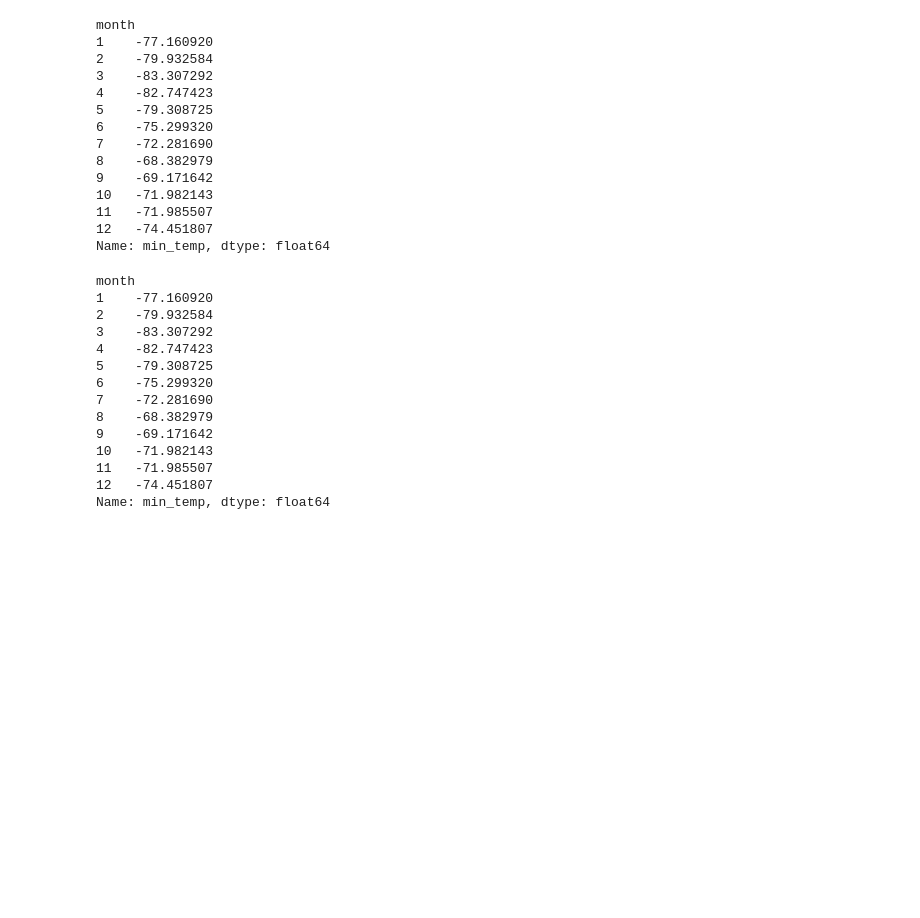
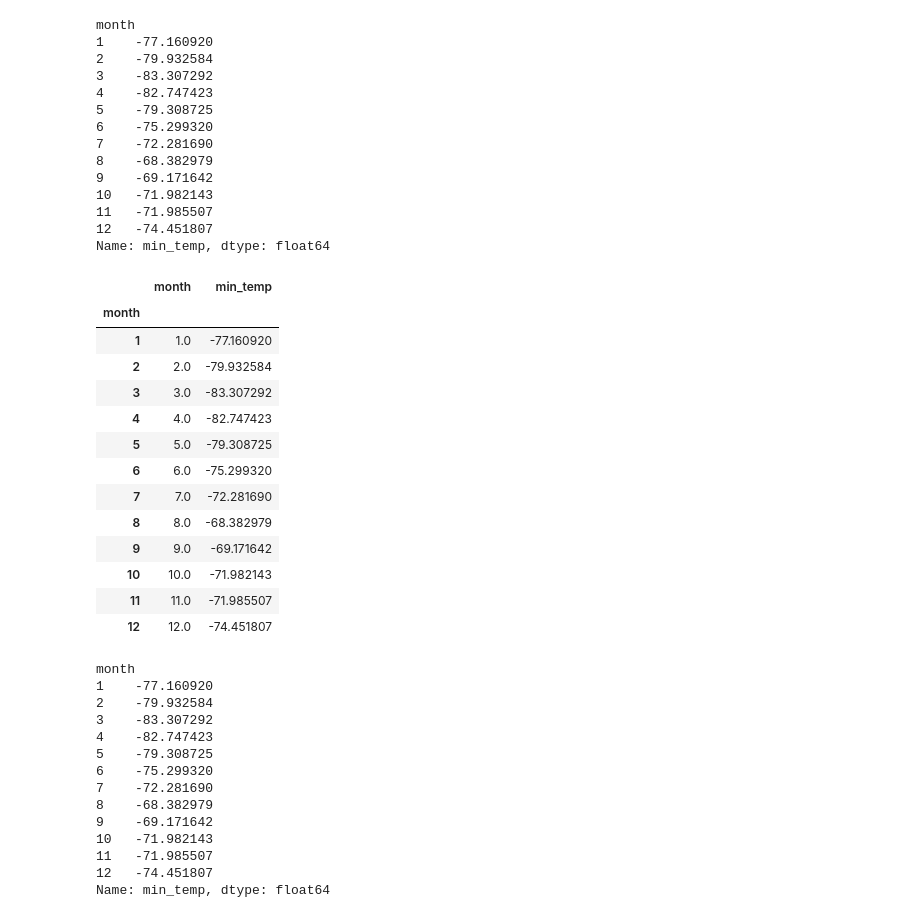
Before and after one commit to Marshallcode08/mission-to-mars, a Jupyter notebook: mars_data_challenge_part_2.ipynb, the cells around one changed output. Cells and saved outputs as stored; diff of their text form; code cells hidden in the pictures; blank space fills up the shorter version.

```diff
--- a/mars_data_challenge_part_2.ipynb
+++ b/mars_data_challenge_part_2.ipynb
@@ -165,6 +165,24 @@ month
 11   -71.985507
 12   -74.451807
 Name: min_temp, dtype: float64
+# %%
+avg_min_temp2_df = df.groupby('month')[['month', 'min_temp']].mean()
+avg_min_temp2_df
+# %% [output]
+|  | month | min_temp |
+| month |  |  |
+| 1 | 1.0 | -77.160920 |
+| 2 | 2.0 | -79.932584 |
+| 3 | 3.0 | -83.307292 |
+| 4 | 4.0 | -82.747423 |
+| 5 | 5.0 | -79.308725 |
+| 6 | 6.0 | -75.299320 |
+| 7 | 7.0 | -72.281690 |
+| 8 | 8.0 | -68.382979 |
+| 9 | 9.0 | -69.171642 |
+| 10 | 10.0 | -71.982143 |
+| 11 | 11.0 | -71.985507 |
+| 12 | 12.0 | -74.451807 |
 # %%
 avg_min_temp_df
 # %% [output]
```
Also changed, not shown: parts of 4 cells of this notebook, 1 other file.
